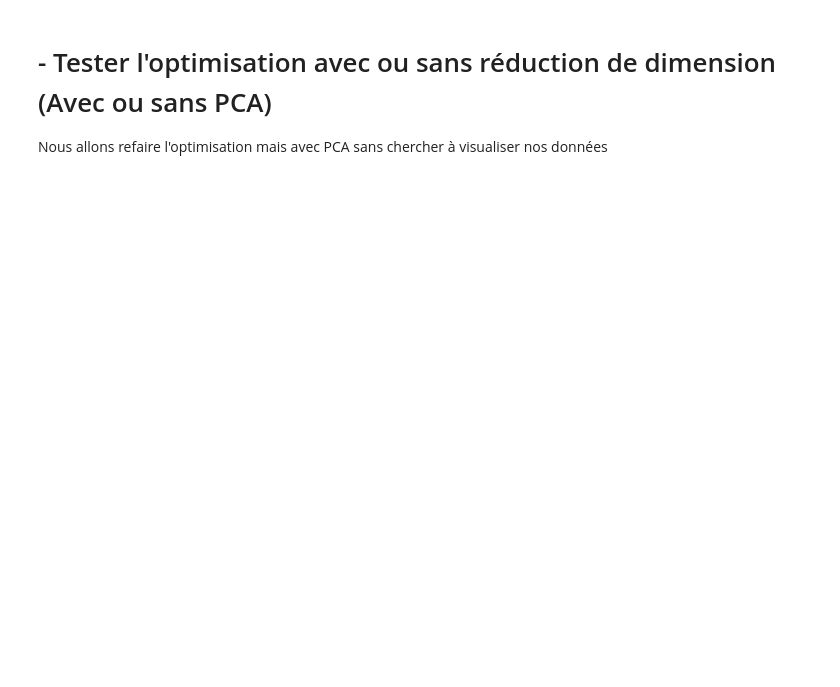
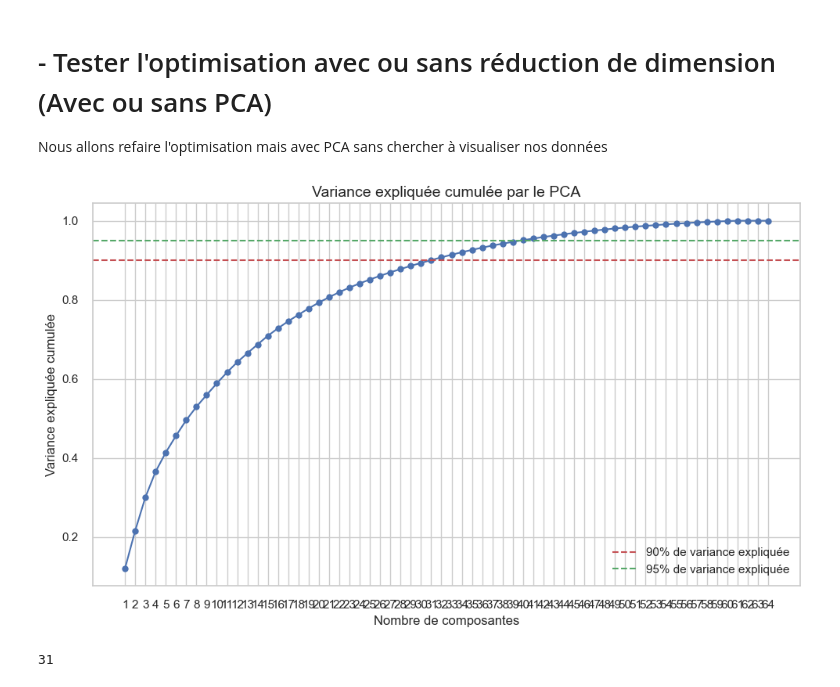
Before and after one commit to Mafieuu/TP-ISE---Clustering-2025, a Jupyter notebook: clustering_digits_dataset.ipynb, the cells around one changed output. Saved outputs shown, nothing was run; the diff lists cells and outputs as text; code cells hidden in the pictures; blank space fills up the shorter version.

```diff
--- a/clustering_digits_dataset.ipynb
+++ b/clustering_digits_dataset.ipynb
@@ -709,3 +711,34 @@ globalement, même si le score de silhouette suggère que la séparation entre l
 # - Tester l'optimisation avec ou sans réduction de dimension (Avec ou sans PCA)
 
 Nous allons refaire l'optimisation mais avec PCA sans chercher à visualiser nos données
+# %%
+# Standardisation
+scaler = StandardScaler()
+X_scaled = scaler.fit_transform(X)
+# %%
+#PCA sans réduction
+pca = PCA()
+X_pca = pca.fit_transform(X_scaled)
+
+#variance expliquée cumulée
+explained_variance = np.cumsum(pca.explained_variance_ratio_)
+
+plt.figure(figsize=(10, 6))
+plt.plot(range(1, len(explained_variance) + 1), explained_variance, marker='o')
+plt.axhline(y=0.90, color='r', linestyle='--', label='90% de variance expliquée')
+plt.axhline(y=0.95, color='g', linestyle='--', label='95% de variance expliquée')
+plt.title("Variance expliquée cumulée par le PCA")
+plt.xlabel("Nombre de composantes")
+plt.ylabel("Variance expliquée cumulée")
+plt.xticks(range(1, len(explained_variance) + 1))
+plt.legend()
+plt.grid(True)
+plt.tight_layout()
+plt.show()
+# %% [output]
+[figure, added]
+# %%
+print(np.argmax(explained_variance >= 0.90) + 1)
+n_components=np.argmax(explained_variance >= 0.90) + 1
+# %% [output]
+31
```
Also changed, not shown: parts of 36 cells of this notebook.
